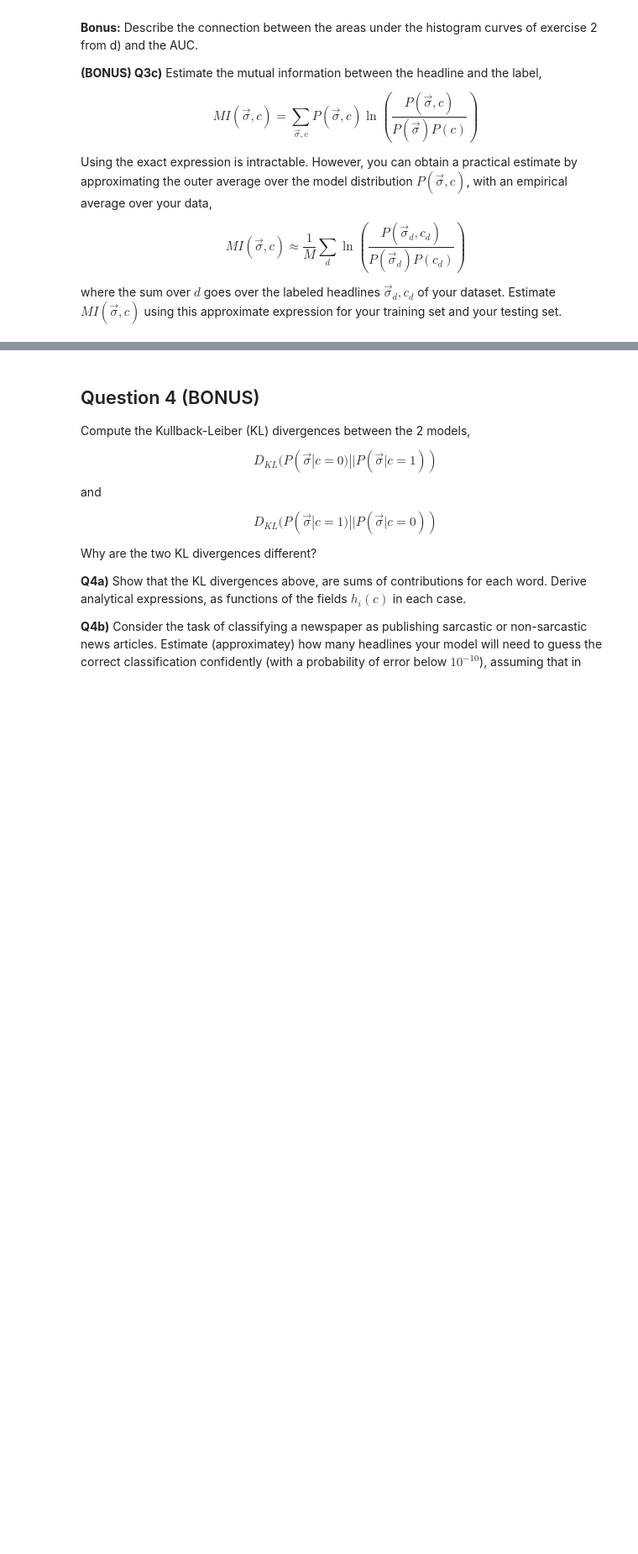
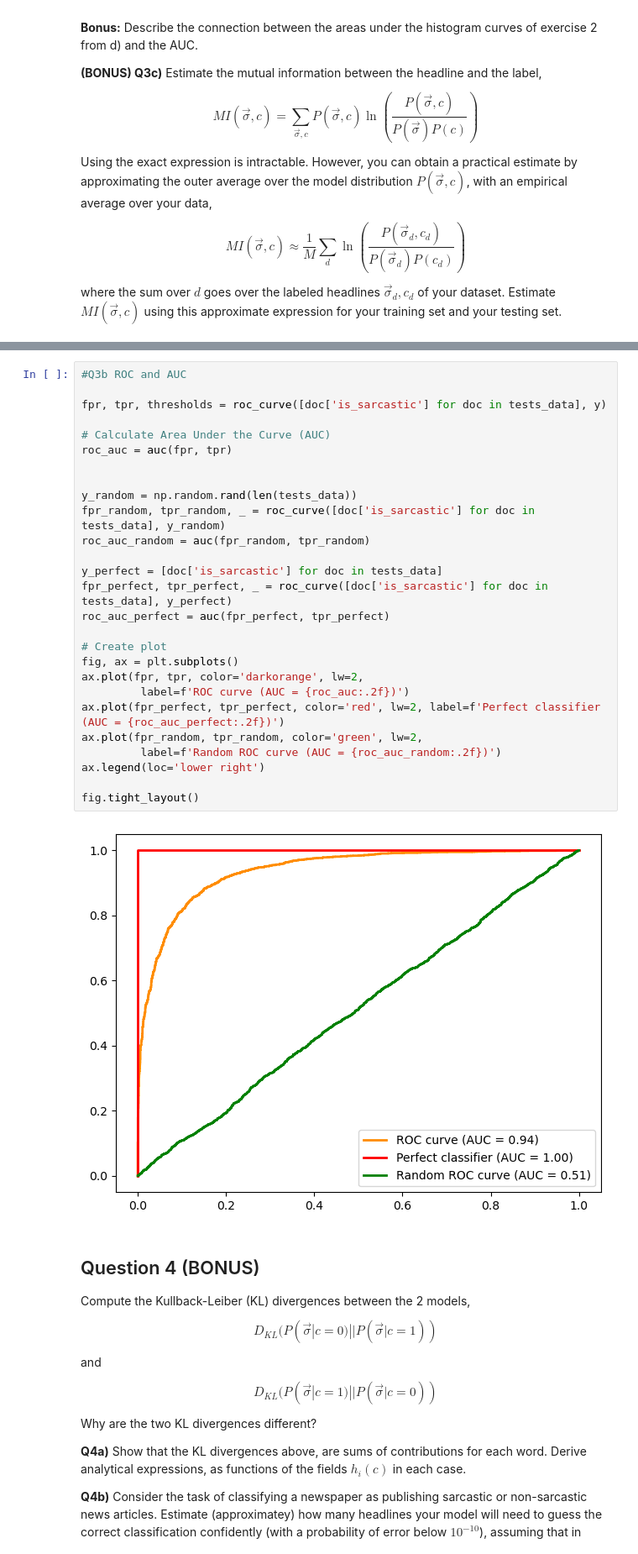
Before and after one commit to CEBangu/COGSCI316_Machine-Learning, a Jupyter notebook: Maximum Entropy Models/MaxEnt.ipynb, the cells around one changed output, grey strips where cells are left out. Shown: that part at 84% size. Drawn from its saved outputs; the diff is of its cells as text; blank space fills up the shorter version.

```diff
--- a/Maximum Entropy Models/MaxEnt.ipynb
+++ b/Maximum Entropy Models/MaxEnt.ipynb
@@ -322,3 +350,32 @@ where the sum over $d$ goes over the labeled headlines $\vec\sigma_d,c_d$ of you
+# %%
+#Q3b ROC and AUC
+
+fpr, tpr, thresholds = roc_curve([doc['is_sarcastic'] for doc in tests_data], y)
+
+# Calculate Area Under the Curve (AUC)
+roc_auc = auc(fpr, tpr)
+
+
+y_random = np.random.rand(len(tests_data))
+fpr_random, tpr_random, _ = roc_curve([doc['is_sarcastic'] for doc in tests_data], y_random)
+roc_auc_random = auc(fpr_random, tpr_random)
+
+y_perfect = [doc['is_sarcastic'] for doc in tests_data]
+fpr_perfect, tpr_perfect, _ = roc_curve([doc['is_sarcastic'] for doc in tests_data], y_perfect)
+roc_auc_perfect = auc(fpr_perfect, tpr_perfect)
+
+# Create plot
+fig, ax = plt.subplots()
+ax.plot(fpr, tpr, color='darkorange', lw=2,
+         label=f'ROC curve (AUC = {roc_auc:.2f})')
+ax.plot(fpr_perfect, tpr_perfect, color='red', lw=2, label=f'Perfect classifier (AUC = {roc_auc_perfect:.2f})')
+ax.plot(fpr_random, tpr_random, color='green', lw=2,
+         label=f'Random ROC curve (AUC = {roc_auc_random:.2f})')
+ax.legend(loc='lower right')
+
+fig.tight_layout()
+# %% [output]
+[figure, added]
 # %% [markdown]
 ## Question 4 (BONUS)
 
```
Also changed, not shown: parts of 5 cells of this notebook.
